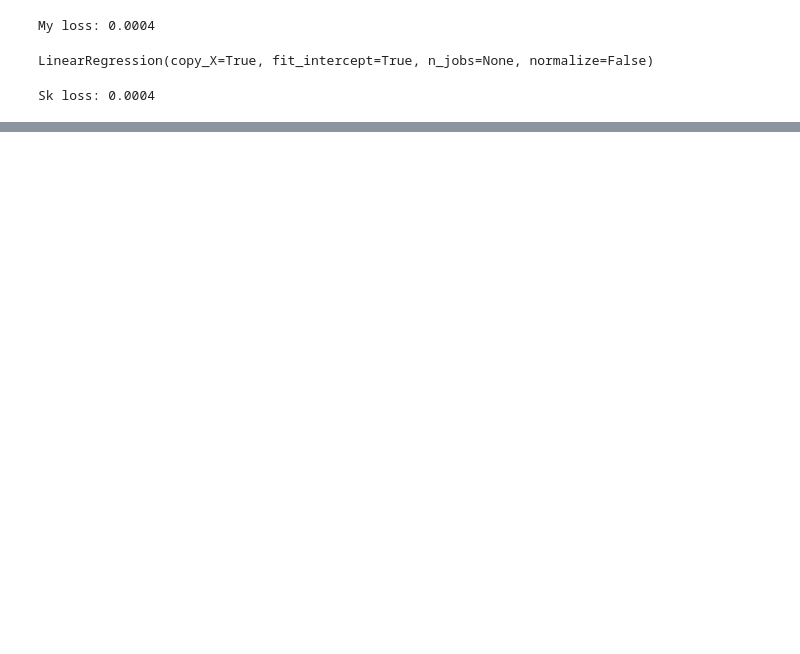
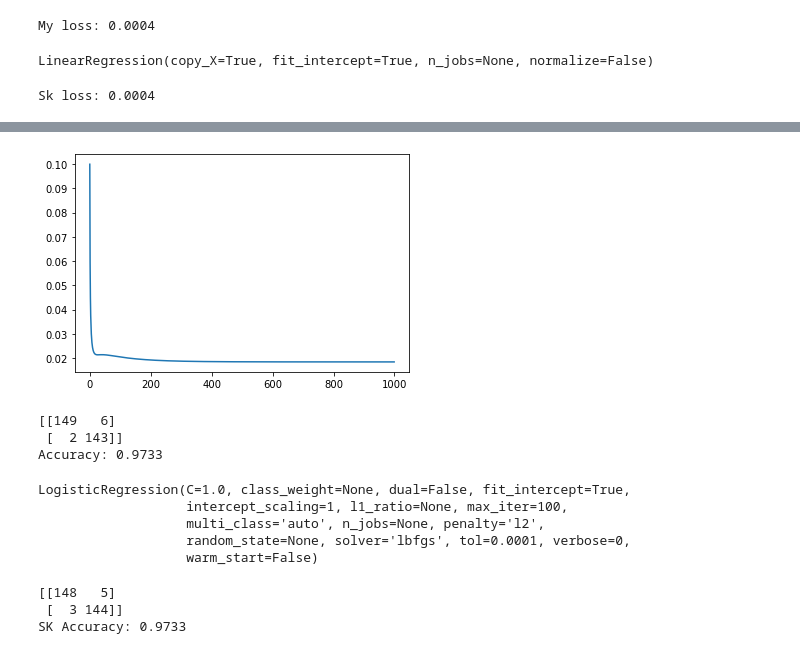
Before and after one commit to aksh-ai/ddl_sjce, a Jupyter notebook: lin_reg.ipynb, the cells around one changed output, grey strips where cells are left out. Cells and saved outputs as stored; diff of their text form; code cells hidden in the pictures; blank space fills up the shorter version.

```diff
--- a/lin_reg.ipynb
+++ b/lin_reg.ipynb
@@ -258,0 +423,9 @@ Sk loss: 0.0004
+# %%
+X = std_scaler.fit_transform(df[['Daily Time Spent on Site', 'Age', 'Area Income', 'Daily Internet Usage', 'Male']].values)
+y = df['Clicked on Ad'].values.reshape(-1, 1)
+# %%
+X_train, X_test, y_train, y_test = train_test_split(X, y, test_size=0.3)
+# %%
+model = LogisticRegression()
+# %%
+model.fit(X_train, y_train, epochs=1000, interval=100, learning_rate=0.01)
@@ -258,0 +444,13 @@ Sk loss: 0.0004
+# %%
+plt.plot(model.losses)
+plt.show()
+# %% [output]
+[figure, added]
+# %%
+pred = model.predict(X_test)
+print(confusion_matrix(pred, y_test))
+print(f'Accuracy: {np.sum(pred==y_test)/len(y_test):.4f}')
+# %% [output]
+[[149   6]
+ [  2 143]]
+Accuracy: 0.9733
@@ -258,0 +459,16 @@ Sk loss: 0.0004
+# %%
+sk_model.fit(X_train, y_train)
+# %% [output]
+LogisticRegression(C=1.0, class_weight=None, dual=False, fit_intercept=True,
+                   intercept_scaling=1, l1_ratio=None, max_iter=100,
+                   multi_class='auto', n_jobs=None, penalty='l2',
+                   random_state=None, solver='lbfgs', tol=0.0001, verbose=0,
+                   warm_start=False)
+# %%
+pred = sk_model.predict(X_test).reshape(-1, 1)
+print(confusion_matrix(pred, y_test))
+print(f'SK Accuracy: {np.sum(pred==y_test)/len(y_test):.4f}')
+# %% [output]
+[[148   5]
+ [  3 144]]
+SK Accuracy: 0.9733
```
Also changed, not shown: parts of 34 cells of this notebook.
